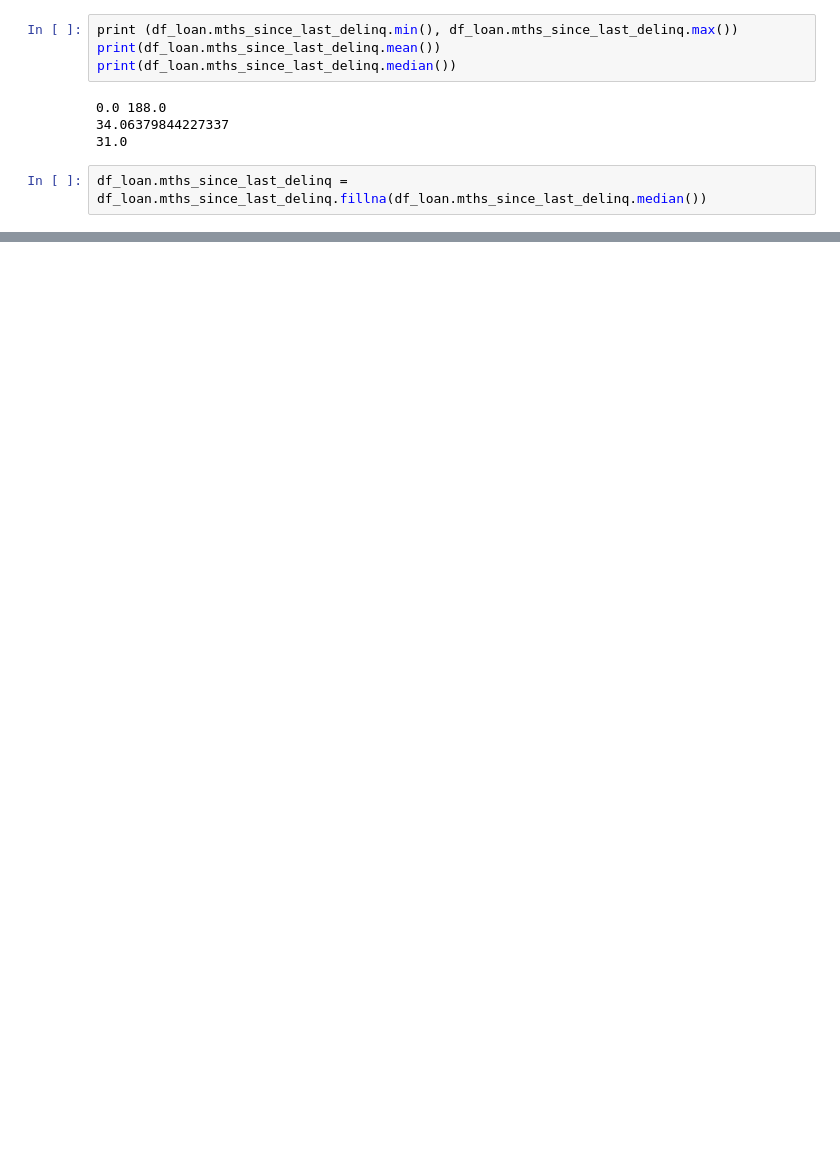
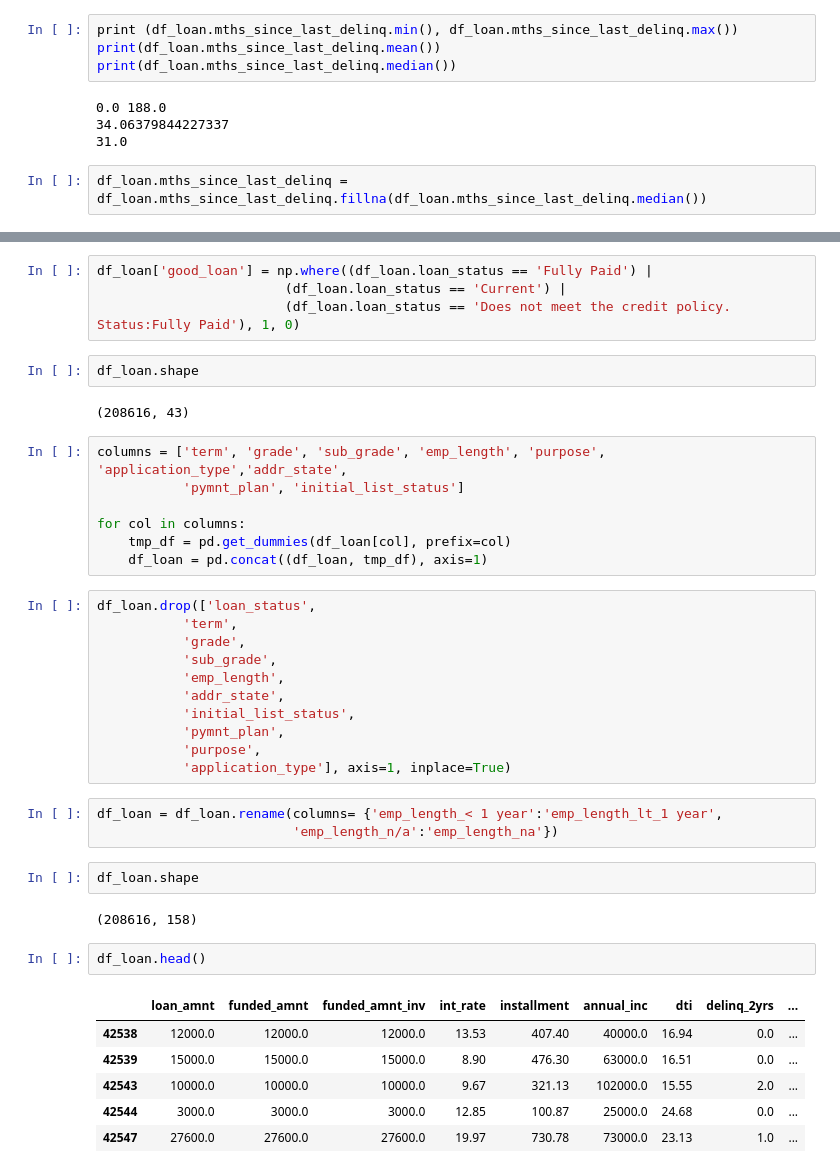
Before and after one commit to keyvhinng/loan-data-ml-project, a Jupyter notebook: Modelos_Randon_Xgboost.ipynb, the cells around one changed output, grey strips where cells are left out. Drawn from its saved outputs; the diff is of its cells as text; blank space fills up the shorter version.

Commit message:
Con los modelos y usando dummies variables

```diff
--- a/Modelos_Randon_Xgboost.ipynb
+++ b/Modelos_Randon_Xgboost.ipynb
@@ -129,0 +128,42 @@ Good/Bad Loan Ratio: 91.45%
+# %%
+df_loan['good_loan'] = np.where((df_loan.loan_status == 'Fully Paid') |
+                        (df_loan.loan_status == 'Current') |
+                        (df_loan.loan_status == 'Does not meet the credit policy. Status:Fully Paid'), 1, 0)
+# %%
+df_loan.shape
+# %% [output]
+(208616, 43)
+# %%
+columns = ['term', 'grade', 'sub_grade', 'emp_length', 'purpose', 'application_type','addr_state',
+           'pymnt_plan', 'initial_list_status']
+
+for col in columns:
+    tmp_df = pd.get_dummies(df_loan[col], prefix=col)
+    df_loan = pd.concat((df_loan, tmp_df), axis=1)
+# %%
+df_loan.drop(['loan_status',
+           'term',
+           'grade',
+           'sub_grade',
+           'emp_length',
+           'addr_state',
+           'initial_list_status',
+           'pymnt_plan',
+           'purpose',
+           'application_type'], axis=1, inplace=True)
+# %%
+df_loan = df_loan.rename(columns= {'emp_length_< 1 year':'emp_length_lt_1 year',
+                         'emp_length_n/a':'emp_length_na'})
+# %%
+df_loan.shape
+# %% [output]
+(208616, 158)
+# %%
+df_loan.head()
+# %% [output]
+|  | loan_amnt | funded_amnt | funded_amnt_inv | int_rate | installment | annual_inc | dti | delinq_2yrs | ... |
+| 42538 | 12000.0 | 12000.0 | 12000.0 | 13.53 | 407.40 | 40000.0 | 16.94 | 0.0 | ... |
+| 42539 | 15000.0 | 15000.0 | 15000.0 | 8.90 | 476.30 | 63000.0 | 16.51 | 0.0 | ... |
+| 42543 | 10000.0 | 10000.0 | 10000.0 | 9.67 | 321.13 | 102000.0 | 15.55 | 2.0 | ... |
+| 42544 | 3000.0 | 3000.0 | 3000.0 | 12.85 | 100.87 | 25000.0 | 24.68 | 0.0 | ... |
+| 42547 | 27600.0 | 27600.0 | 27600.0 | 19.97 | 730.78 | 73000.0 | 23.13 | 1.0 | ... |
```
Also changed, not shown: parts of 18 cells of this notebook.
